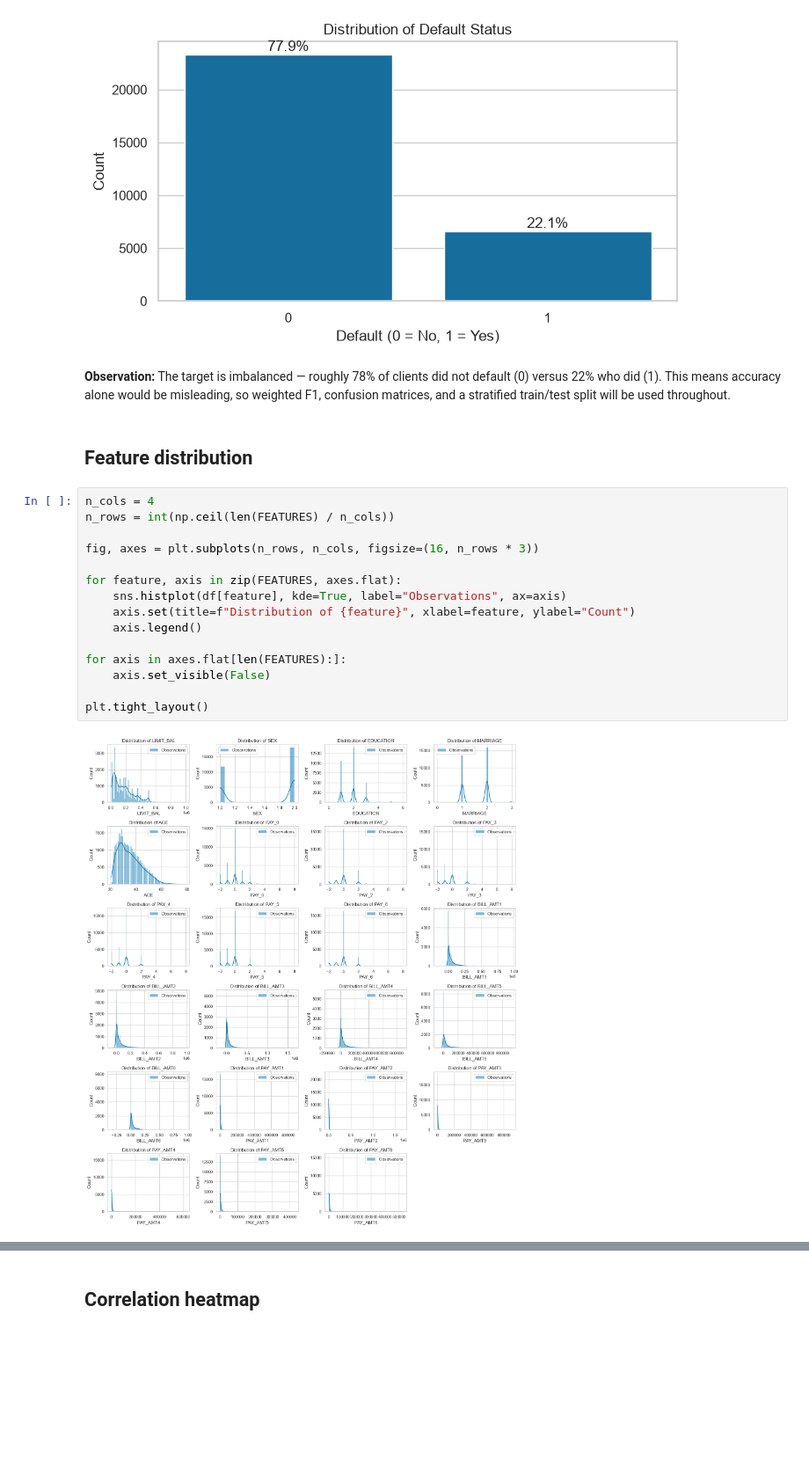
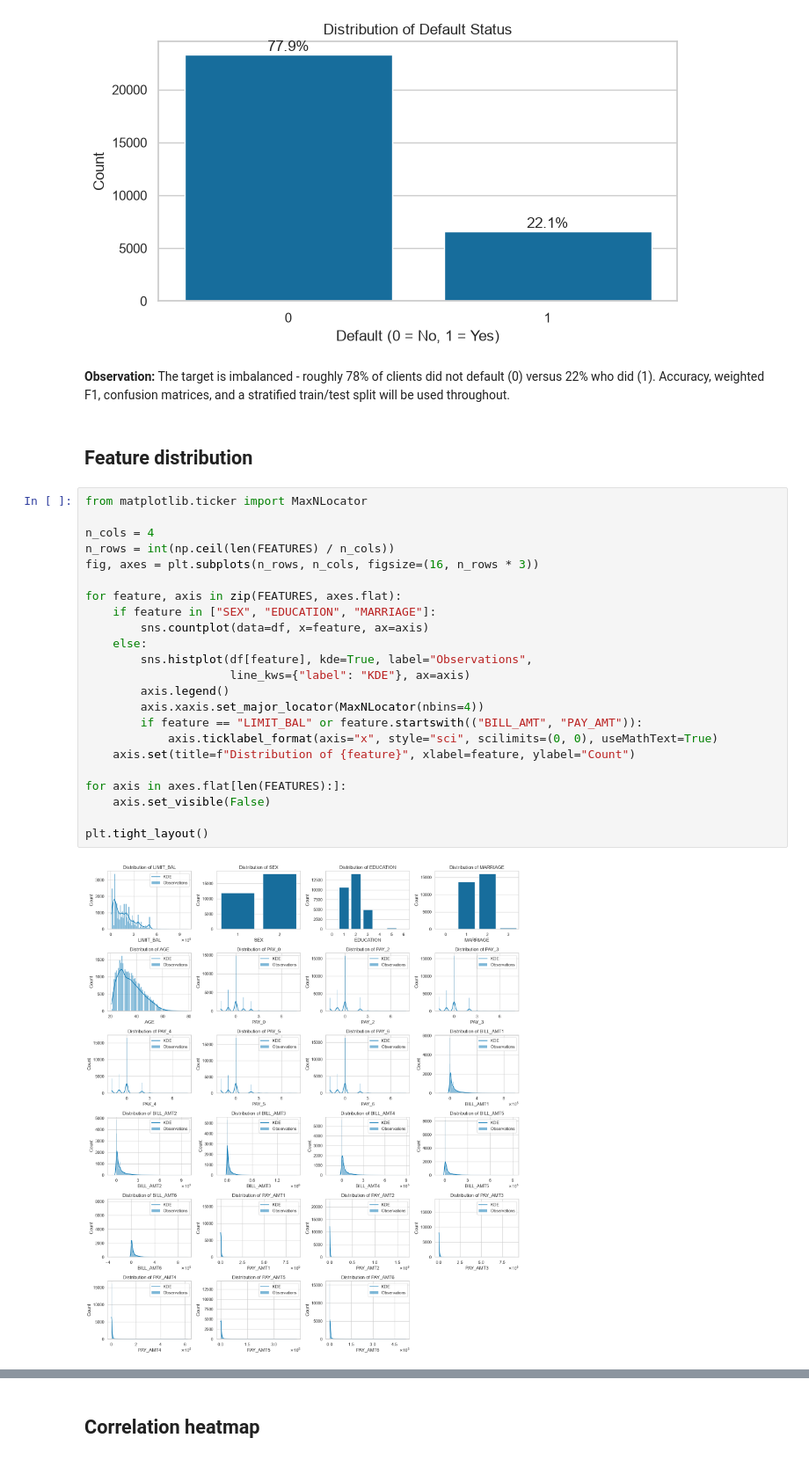
Before and after one commit to arhamgarg/ml-capstone, a Jupyter notebook: notebooks/classification.ipynb, the cells around one changed output, grey strips where cells are left out. Shown at 88% size. Cells and saved outputs as stored; diff of their text form; blank space fills up the shorter version.

Commit message:
fix(classification): correct preprocessing, evaluation, and visualisations

```diff
--- a/notebooks/classification.ipynb
+++ b/notebooks/classification.ipynb
@@ -162,24 +162,32 @@ plt.tight_layout()
 # %% [output]
 [figure]
 # %% [markdown]
-**Observation:** The target is imbalanced — roughly 78% of clients did not default (0) versus 22% who did (1). This means accuracy alone would be misleading, so weighted F1, confusion matrices, and a stratified train/test split will be used throughout.
+**Observation:** The target is imbalanced - roughly 78% of clients did not default (0) versus 22% who did (1). Accuracy, weighted F1, confusion matrices, and a stratified train/test split will be used throughout.
 # %% [markdown]
 ## Feature distribution
 # %%
+from matplotlib.ticker import MaxNLocator
+
 n_cols = 4
 n_rows = int(np.ceil(len(FEATURES) / n_cols))
-
 fig, axes = plt.subplots(n_rows, n_cols, figsize=(16, n_rows * 3))
 
 for feature, axis in zip(FEATURES, axes.flat):
-    sns.histplot(df[feature], kde=True, label="Observations", ax=axis)
+    if feature in ["SEX", "EDUCATION", "MARRIAGE"]:
+        sns.countplot(data=df, x=feature, ax=axis)
+    else:
+        sns.histplot(df[feature], kde=True, label="Observations",
+                     line_kws={"label": "KDE"}, ax=axis)
+        axis.legend()
+        axis.xaxis.set_major_locator(MaxNLocator(nbins=4))
+        if feature == "LIMIT_BAL" or feature.startswith(("BILL_AMT", "PAY_AMT")):
+            axis.ticklabel_format(axis="x", style="sci", scilimits=(0, 0), useMathText=True)
     axis.set(title=f"Distribution of {feature}", xlabel=feature, ylabel="Count")
-    axis.legend()
 
 for axis in axes.flat[len(FEATURES):]:
     axis.set_visible(False)
 
 plt.tight_layout()
 # %% [output]
-[figure, old version]
+[figure, new version]
 # %% [markdown]
```
Also changed, not shown: parts of 29 cells of this notebook.
